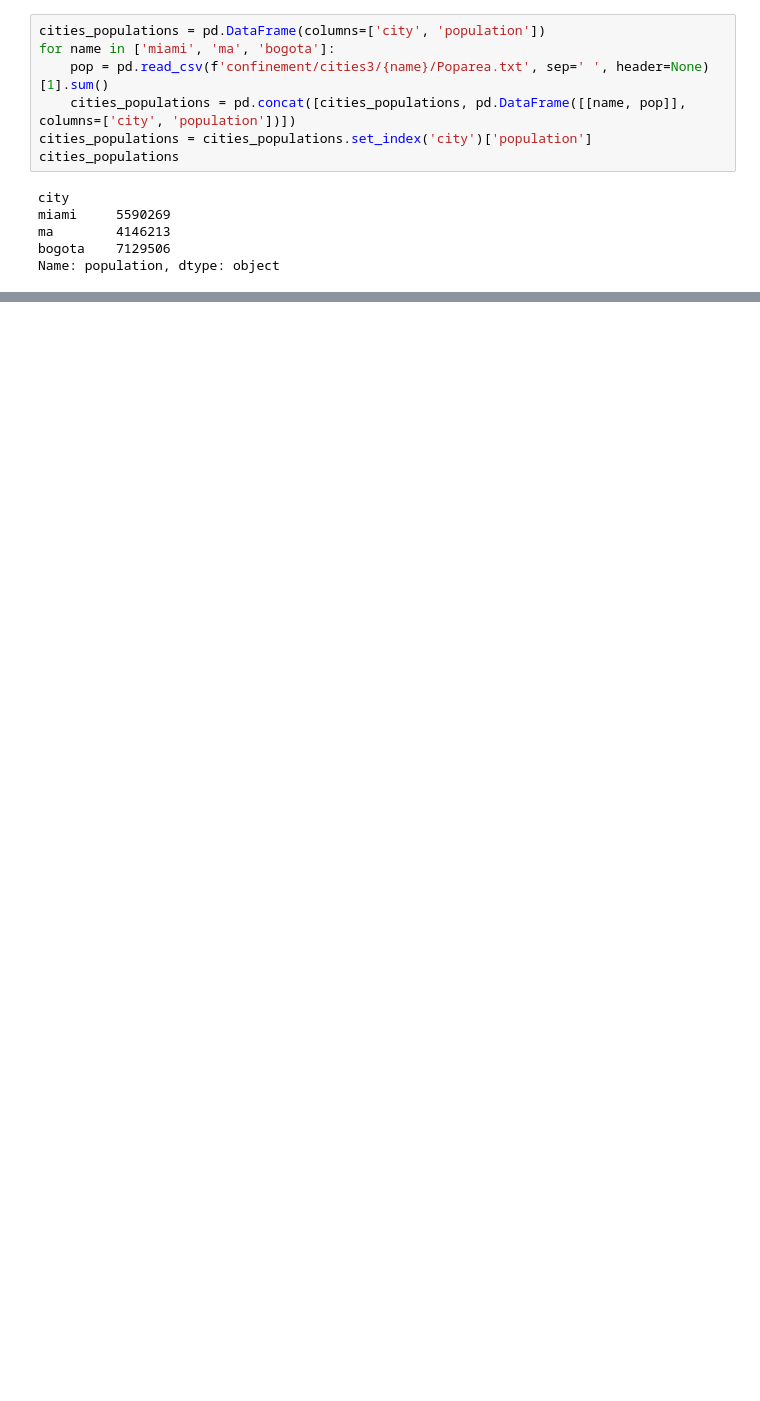
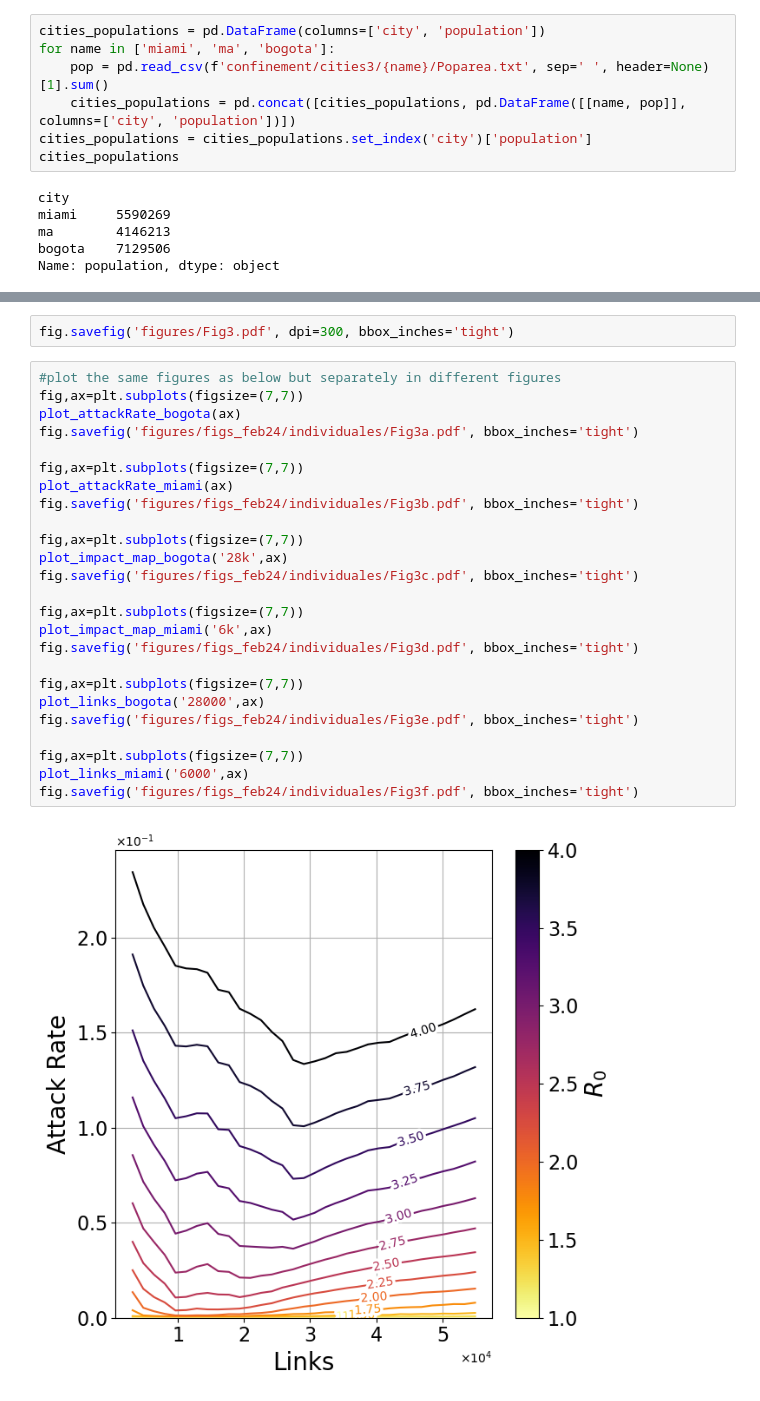
Before and after one commit to PabloValgaRuiz/control23, a Jupyter notebook: figs_feb24.ipynb, the cells around one changed output, grey strips where cells are left out. Cells and saved outputs as stored; diff of their text form; blank space fills up the shorter version.

```diff
--- a/figs_feb24.ipynb
+++ b/figs_feb24.ipynb
@@ -28,0 +279,29 @@ Name: population, dtype: object
+# %%
+fig.savefig('figures/Fig3.pdf', dpi=300, bbox_inches='tight')
+# %%
+#plot the same figures as below but separately in different figures
+fig,ax=plt.subplots(figsize=(7,7))
+plot_attackRate_bogota(ax)
+fig.savefig('figures/figs_feb24/individuales/Fig3a.pdf', bbox_inches='tight')
+
+fig,ax=plt.subplots(figsize=(7,7))
+plot_attackRate_miami(ax)
+fig.savefig('figures/figs_feb24/individuales/Fig3b.pdf', bbox_inches='tight')
+
+fig,ax=plt.subplots(figsize=(7,7))
+plot_impact_map_bogota('28k',ax)
+fig.savefig('figures/figs_feb24/individuales/Fig3c.pdf', bbox_inches='tight')
+
+fig,ax=plt.subplots(figsize=(7,7))
+plot_impact_map_miami('6k',ax)
+fig.savefig('figures/figs_feb24/individuales/Fig3d.pdf', bbox_inches='tight')
+
+fig,ax=plt.subplots(figsize=(7,7))
+plot_links_bogota('28000',ax)
+fig.savefig('figures/figs_feb24/individuales/Fig3e.pdf', bbox_inches='tight')
+
+fig,ax=plt.subplots(figsize=(7,7))
+plot_links_miami('6000',ax)
+fig.savefig('figures/figs_feb24/individuales/Fig3f.pdf', bbox_inches='tight')
+# %% [output]
+[figure, added]
```
Also changed, not shown: parts of 22 cells of this notebook, 46 other files.
